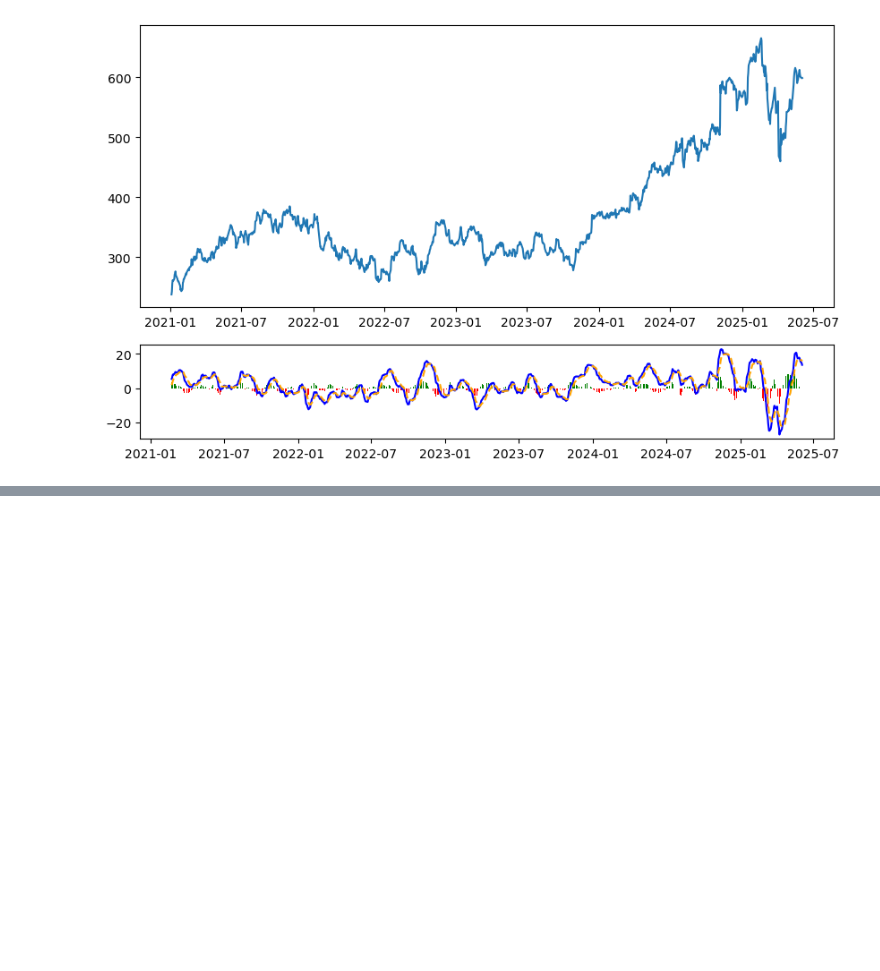
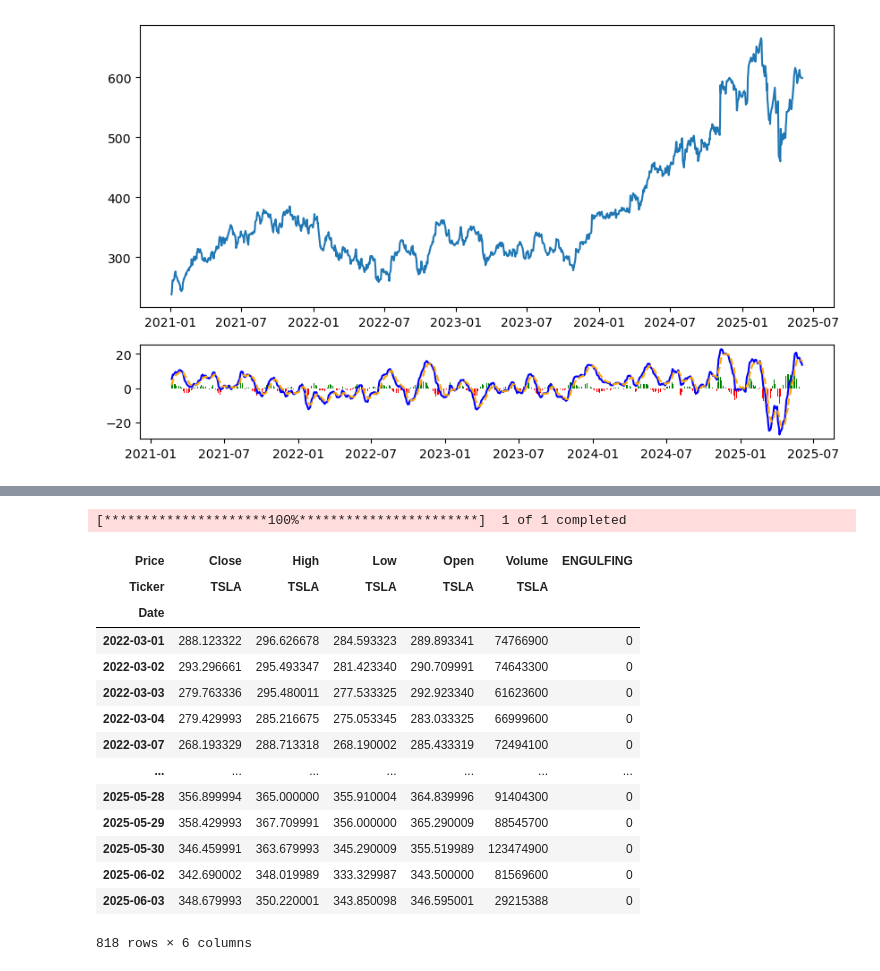
Before and after one commit to Tsuweiquan/StockAnalysis, a Jupyter notebook: yt-tech-analysis.ipynb, the cells around one changed output, grey strips where cells are left out. Saved outputs shown, nothing was run; the diff lists cells and outputs as text; code cells hidden in the pictures; blank space fills up the shorter version.

```diff
--- a/yt-tech-analysis.ipynb
+++ b/yt-tech-analysis.ipynb
@@ -120,0 +194,7 @@ axs[1].bar(macd_histogram.index, macd_histogram, color=c )
+# %%
+# plot with candlesticks
+start = dt.datetime(2022,3,1)
+end = dt.datetime.now()
+data = yf.download("TSLA", start, end)
+# %% [output]
+[*********************100%***********************]  1 of 1 completed
@@ -120,0 +203,18 @@ axs[1].bar(macd_histogram.index, macd_histogram, color=c )
+# %%
+data
+# %% [output]
+| Price | Close | High | Low | Open | Volume | ENGULFING |
+| Ticker | TSLA | TSLA | TSLA | TSLA | TSLA |  |
+| Date |  |  |  |  |  |  |
+| 2022-03-01 | 288.123322 | 296.626678 | 284.593323 | 289.893341 | 74766900 | 0 |
+| 2022-03-02 | 293.296661 | 295.493347 | 281.423340 | 290.709991 | 74643300 | 0 |
+| 2022-03-03 | 279.763336 | 295.480011 | 277.533325 | 292.923340 | 61623600 | 0 |
+| 2022-03-04 | 279.429993 | 285.216675 | 275.053345 | 283.033325 | 66999600 | 0 |
+| 2022-03-07 | 268.193329 | 288.713318 | 268.190002 | 285.433319 | 72494100 | 0 |
+| ... | ... | ... | ... | ... | ... | ... |
+| 2025-05-28 | 356.899994 | 365.000000 | 355.910004 | 364.839996 | 91404300 | 0 |
+| 2025-05-29 | 358.429993 | 367.709991 | 356.000000 | 365.290009 | 88545700 | 0 |
+| 2025-05-30 | 346.459991 | 363.679993 | 345.290009 | 355.519989 | 123474900 | 0 |
+| 2025-06-02 | 342.690002 | 348.019989 | 333.329987 | 343.500000 | 81569600 | 0 |
+| 2025-06-03 | 348.679993 | 350.220001 | 343.850098 | 346.595001 | 29215388 | 0 |
+818 rows × 6 columns
```
Also changed, not shown: parts of 6 cells of this notebook.
